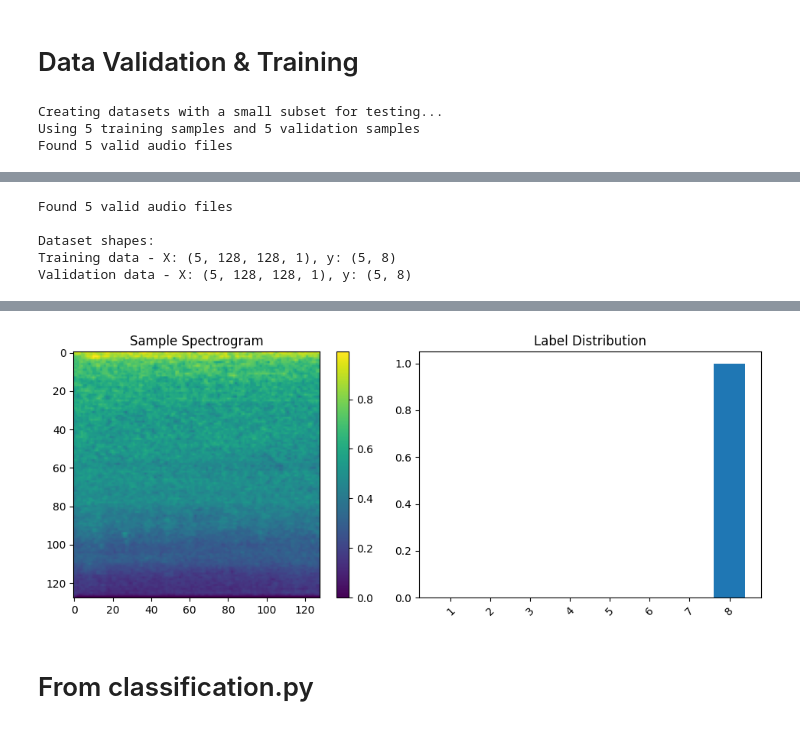
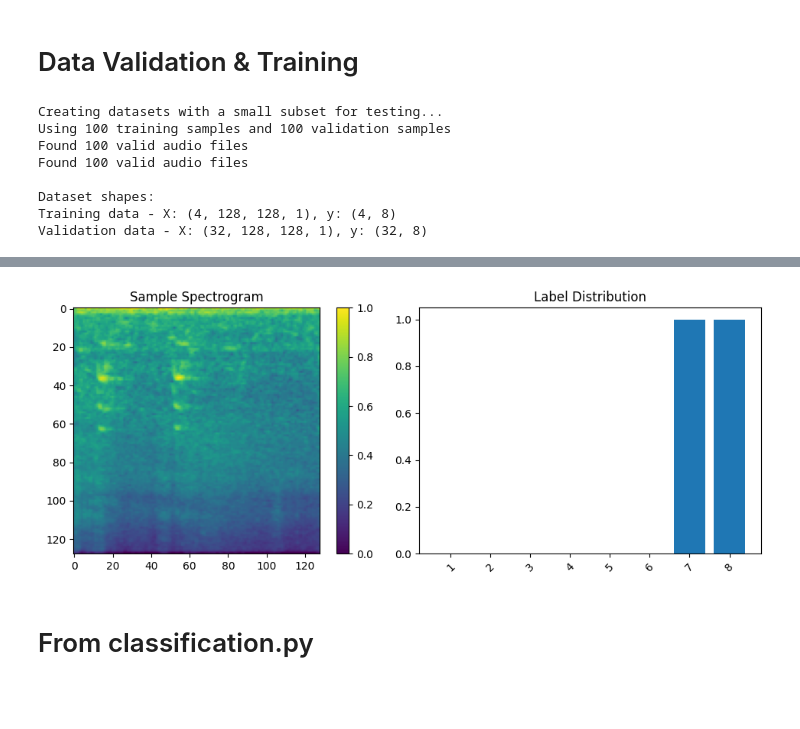
Before and after one commit to calanuzao/noise-bliss, a Jupyter notebook: pipeline.ipynb, the cells around one changed output, grey strips where cells are left out. Cells and saved outputs as stored; diff of their text form; code cells hidden in the pictures; blank space fills up the shorter version.

```diff
--- a/pipeline.ipynb
+++ b/pipeline.ipynb
@@ -282,7 +282,7 @@ def prepare_data(annotations, dataset, target_shape=(128, 128), max_samples=100)
 
 # Test with a small subset first (just 5 samples for debugging)
 print("Creating datasets with a small subset for testing...")
-train_data, val_data = prepare_data(annotations, dataset, max_samples=5)
+train_data, val_data = prepare_data(annotations, dataset, max_samples=100)
 
 # Verify shapes
 print("\nDataset shapes:")
@@ -308,5 +308,10 @@ for x, y in train_data.take(1):
         plt.show()
 # %% [output]
 Creating datasets with a small subset for testing...
-Using 5 training samples and 5 validation samples
-Found 5 valid audio files
+Using 100 training samples and 100 validation samples
+Found 100 valid audio files
+Found 100 valid audio files
+
+Dataset shapes:
+Training data - X: (4, 128, 128, 1), y: (4, 8)
+Validation data - X: (32, 128, 128, 1), y: (32, 8)
@@ -319,5 +318,0 @@ I0000 00:00:1745938011.356476 6506720 pluggable_device_factory.cc:271] Created T
-Found 5 valid audio files
-
-Dataset shapes:
-Training data - X: (5, 128, 128, 1), y: (5, 8)
-Validation data - X: (5, 128, 128, 1), y: (5, 8)
@@ -326,4 +319,4 @@ Validation data - X: (5, 128, 128, 1), y: (5, 8)
-[figure, old version]
+[figure, new version]
 # %% [markdown]
 # From classification.py
 # %%
```
Also changed, not shown: parts of 3 cells of this notebook, 9 other files.
